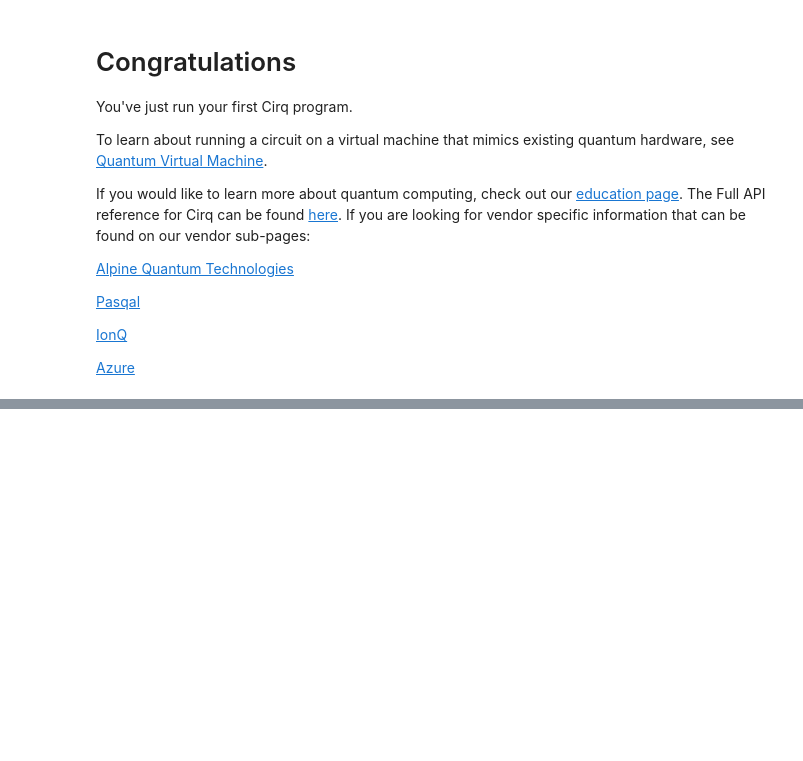
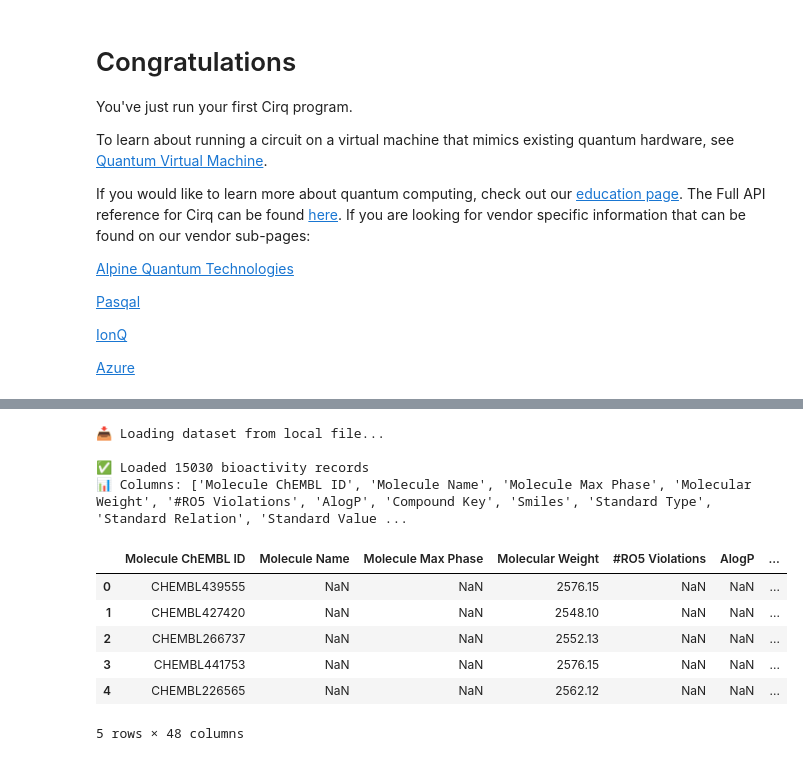
Before and after one commit to Taroonn456/AutoGradeAI, a Jupyter notebook: docs/start/start.ipynb, the cells around one changed output, grey strips where cells are left out. Cells and saved outputs as stored; diff of their text form; code cells hidden in the pictures; blank space fills up the shorter version.

```diff
--- a/docs/start/start.ipynb
+++ b/docs/start/start.ipynb
@@ -70,0 +228,12 @@ If you would like to learn more about quantum computing, check out our [educatio
+# %%
+print("Inspecting the first few lines of the CSV file:")
+file_path = "/content/DOWNLOAD-vvOabsWMRJtYBGsrPC8SVYCHHmdlMQIArGsaz3fU2jQ_eq_.csv"
+
+try:
+    with open(file_path, 'r', encoding='utf-8') as f:
+        for i, line in enumerate(f):
+            print(line.strip())
+            if i >= 10: # Print first 10 lines
+                break
+except Exception as e:
+    print(f"Could not read file content: {e}")
@@ -70,0 +253,38 @@ If you would like to learn more about quantum computing, check out our [educatio
+# %%
+import pandas as pd
+
+# The file path was provided in the context.
+file_path = "/content/DOWNLOAD-vvOabsWMRJtYBGsrPC8SVYCHHmdlMQIArGsaz3fU2jQ_eq_.csv"
+
+print("📥 Loading dataset from local file...")
+
+try:
+    df_raw = pd.read_csv(file_path, sep=';') # Specify semicolon as delimiter
+    print(f"\n✅ Loaded {len(df_raw)} bioactivity records")
+    print(f"📊 Columns: {list(df_raw.columns)}")
+    display(df_raw.head())
+except FileNotFoundError:
+    print(f"Error: The file '{file_path}' was not found. Please ensure the file is uploaded or the path is correct.")
+except pd.errors.ParserError as e:
+    print(f"Error parsing CSV: {e}\nAttempting to read with a different engine (python) and error_bad_lines=False...")
+    try:
+        df_raw = pd.read_csv(file_path, engine='python', on_bad_lines='skip', sep=';')
+        print(f"Successfully loaded with 'python' engine and skipping bad lines. Records loaded: {len(df_raw)}")
+        print(f"📊 Columns: {list(df_raw.columns)}")
+        display(df_raw.head())
+    except Exception as inner_e:
+        print(f"Further error during re-attempt: {inner_e}")
+except Exception as e:
+    print(f"An unexpected error occurred while loading the CSV: {e}")
+# %% [output]
+📥 Loading dataset from local file...
+
+✅ Loaded 15030 bioactivity records
+📊 Columns: ['Molecule ChEMBL ID', 'Molecule Name', 'Molecule Max Phase', 'Molecular Weight', '#RO5 Violations', 'AlogP', 'Compound Key', 'Smiles', 'Standard Type', 'Standard Relation', 'Standard Value ...
+|  | Molecule ChEMBL ID | Molecule Name | Molecule Max Phase | Molecular Weight | #RO5 Violations | AlogP | ... |
+| 0 | CHEMBL439555 | NaN | NaN | 2576.15 | NaN | NaN | ... |
+| 1 | CHEMBL427420 | NaN | NaN | 2548.10 | NaN | NaN | ... |
+| 2 | CHEMBL266737 | NaN | NaN | 2552.13 | NaN | NaN | ... |
+| 3 | CHEMBL441753 | NaN | NaN | 2576.15 | NaN | NaN | ... |
+| 4 | CHEMBL226565 | NaN | NaN | 2562.12 | NaN | NaN | ... |
+5 rows × 48 columns
```
Also changed, not shown: parts of 11 cells of this notebook.
